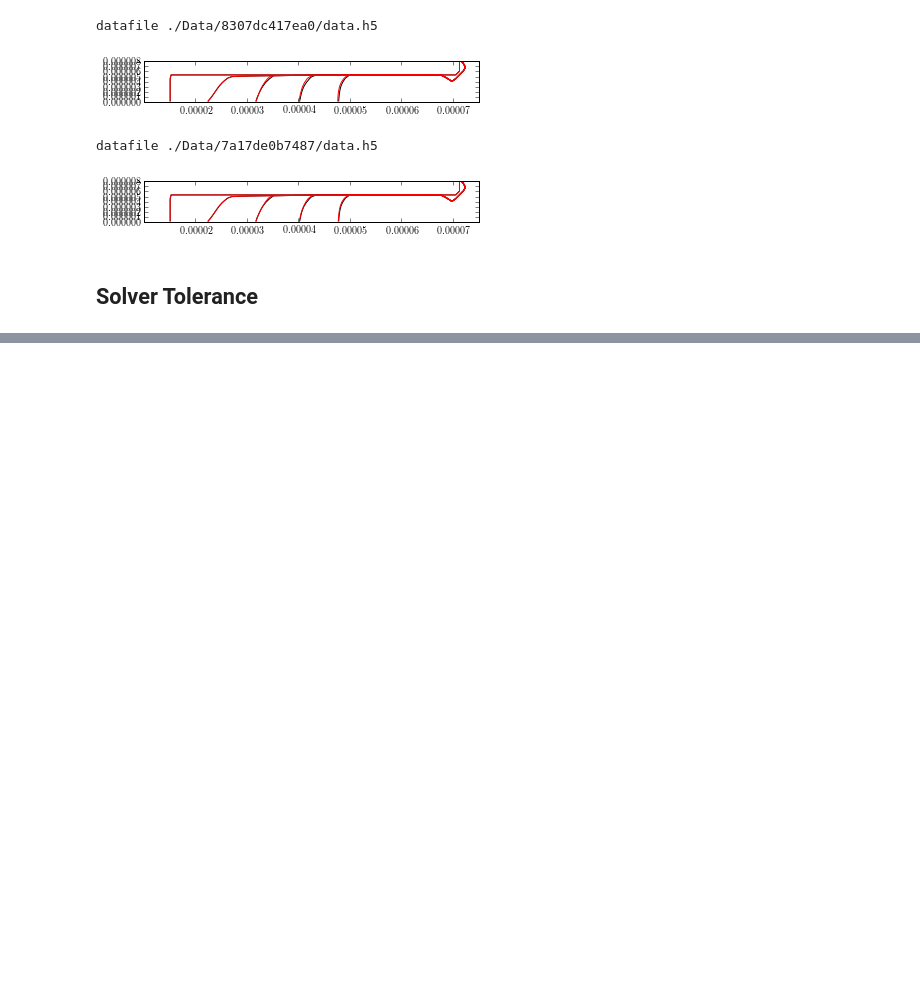
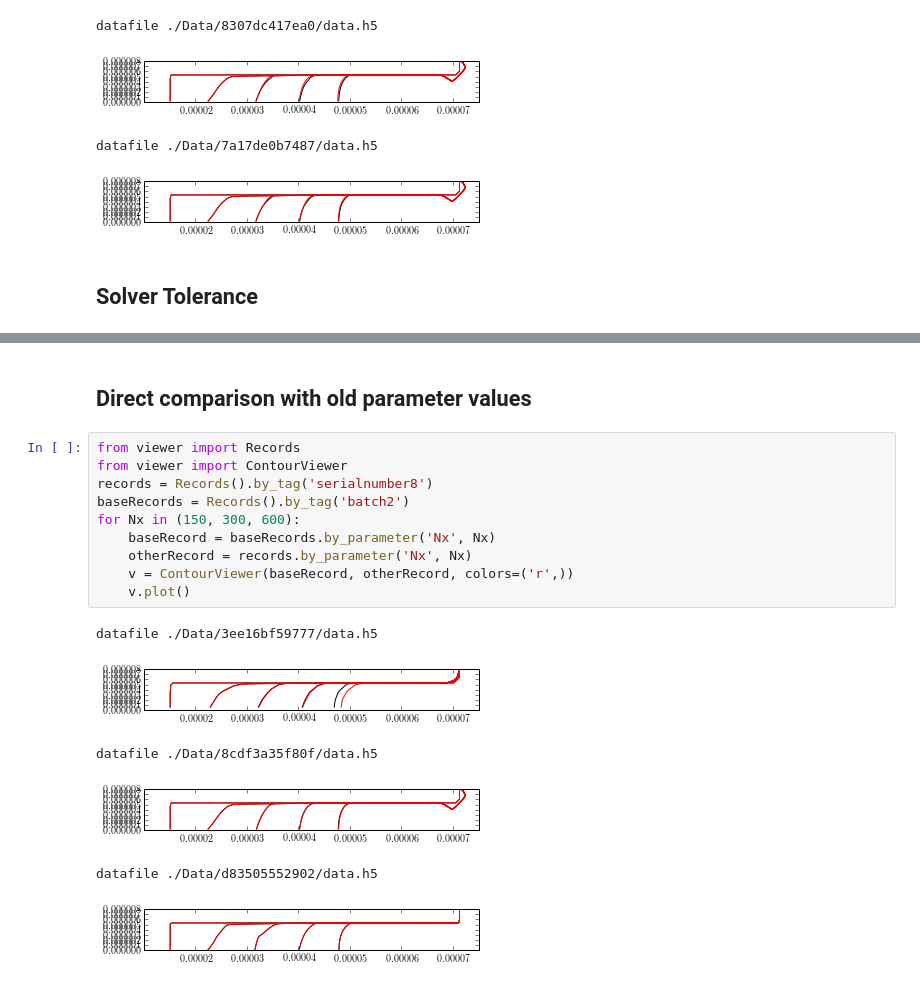
Before and after one commit to wd15/extremefill2D, a Jupyter notebook: convergence.ipynb, the cells around one changed output, grey strips where cells are left out. Drawn from its saved outputs; the diff is of its cells as text; blank space fills up the shorter version.

```diff
--- a/convergence.ipynb
+++ b/convergence.ipynb
@@ -132,0 +170,19 @@ datafile ./Data/7a17de0b7487/data.h5
+# %% [markdown]
+## Direct comparison with old parameter values
+# %%
+from viewer import Records
+from viewer import ContourViewer
+records = Records().by_tag('serialnumber8')
+baseRecords = Records().by_tag('batch2')
+for Nx in (150, 300, 600):
+    baseRecord = baseRecords.by_parameter('Nx', Nx)
+    otherRecord = records.by_parameter('Nx', Nx)
+    v = ContourViewer(baseRecord, otherRecord, colors=('r',))
+    v.plot()
+# %% [output]
+datafile ./Data/3ee16bf59777/data.h5
+[figure, added]
+datafile ./Data/8cdf3a35f80f/data.h5
+[figure, added]
+datafile ./Data/d83505552902/data.h5
+[figure, added]
```
Also changed, not shown: parts of 8 cells of this notebook, 2 other files.
